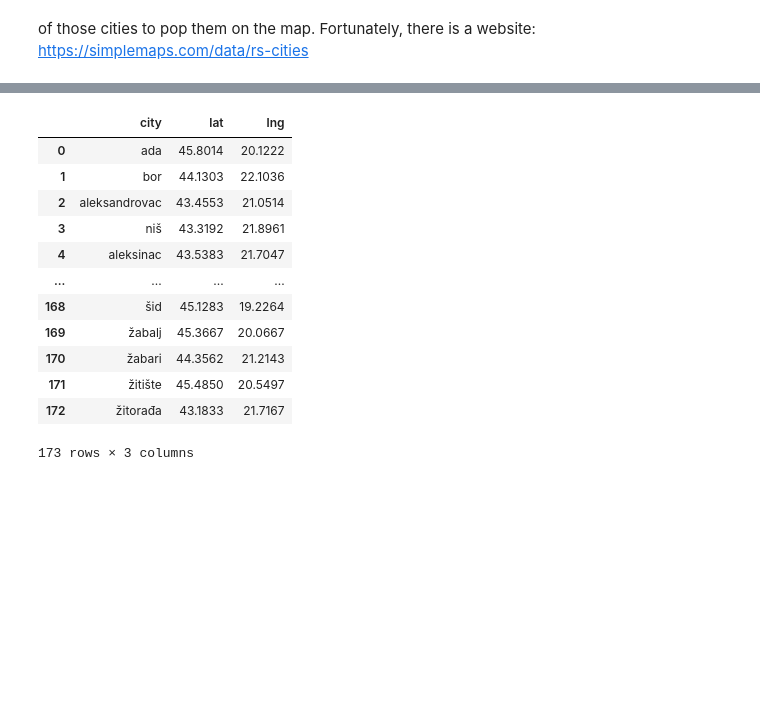
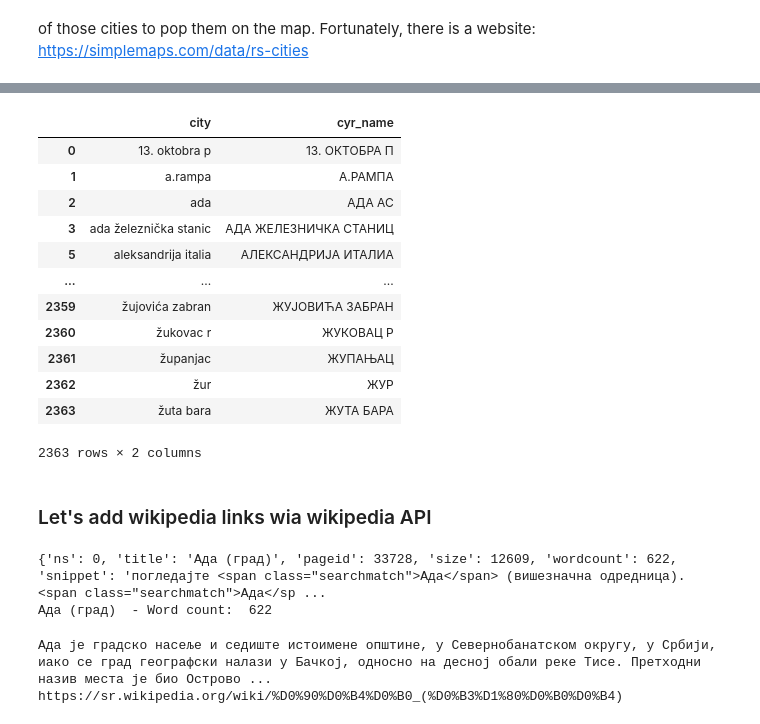
Before and after one commit to ostannushka/bric-a-brac, a Jupyter notebook: other/bus_station.ipynb, the cells around one changed output, grey strips where cells are left out. Drawn from its saved outputs; the diff is of its cells as text; code cells hidden in the pictures; blank space fills up the shorter version.

```diff
--- a/other/bus_station.ipynb
+++ b/other/bus_station.ipynb
@@ -135,17 +193,53 @@ Name: city, Length: 2364, dtype: object
+# %%
+#There is a mistake with 'bor' and 'aerodrom sombor'
+stations.query('city == "sombor"')
+stations = stations.loc[stations['cyr_name']!= 'АЕРОДРОМ СОМБОР']
+stations
+# %% [output]
+|  | city | cyr_name |
+| 0 | 13. oktobra p | 13. ОКТОБРА П |
+| 1 | a.rampa | А.РАМПА |
+| 2 | ada | АДА АС |
+| 3 | ada železnička stanic | АДА ЖЕЛЕЗНИЧКА СТАНИЦ |
+| 5 | aleksandrija italia | АЛЕКСАНДРИЈА ИТАЛИА |
+| ... | ... | ... |
+| 2359 | žujovića zabran | ЖУЈОВИЋА ЗАБРАН |
+| 2360 | žukovac r | ЖУКОВАЦ Р |
+| 2361 | županjac | ЖУПАЊАЦ |
+| 2362 | žur | ЖУР |
+| 2363 | žuta bara | ЖУТА БАРА |
+2363 rows × 2 columns
 # %%
-stations_coords = stations.to_frame().merge(coords, on='city', how='inner')
-stations_coords
+stations_coords = stations.merge(coords, on='city', how='inner')
+stations_coords = stations_coords.drop_duplicates(subset=['city'])
-# %% [output]
-|  | city | lat | lng |
-| 0 | ada | 45.8014 | 20.1222 |
-| 1 | bor | 44.1303 | 22.1036 |
-| 2 | aleksandrovac | 43.4553 | 21.0514 |
-| 3 | niš | 43.3192 | 21.8961 |
-| 4 | aleksinac | 43.5383 | 21.7047 |
-| ... | ... | ... | ... |
-| 168 | šid | 45.1283 | 19.2264 |
-| 169 | žabalj | 45.3667 | 20.0667 |
-| 170 | žabari | 44.3562 | 21.2143 |
-| 171 | žitište | 45.4850 | 20.5497 |
-| 172 | žitorađa | 43.1833 | 21.7167 |
-173 rows × 3 columns
+# %% [markdown]
+### Let's add wikipedia links wia wikipedia API
+# %%
+# using requests
+query = 'ada (grad)'
+
+URL = 'https://sr.wikipedia.org/w/api.php' #global variable
+PARAMS = {
+            'action':'query',
+            'format':'json',
+            'list':'search',
+            'utf8':1,
+            'srsearch':query
+        }
+
+data = requests.get(URL, params=PARAMS).json()
+result1 = data['query']['search'][0]
+print(data['query']['search'][0])
+print(result1['title'], ' - Word count: ', result1['wordcount'])
+# %% [output]
+{'ns': 0, 'title': 'Ада (град)', 'pageid': 33728, 'size': 12609, 'wordcount': 622, 'snippet': 'погледајте <span class="searchmatch">Ада</span> (вишезначна одредница). <span class="searchmatch">Ада</sp ...
+Ада (град)  - Word count:  622
+# %%
+#using wikipedia library
+result = wikipedia.search('Ada (grad)', results=1, suggestion=False)
+
+print(wikipedia.summary(result, sentences=2))
+print(wikipedia.page(result).url)
+# %% [output]
+Ада је градско насеље и седиште истоимене општине, у Севернобанатском округу, у Србији, иако се град географски налази у Бачкој, односно на десној обали реке Тисе. Претходни назив места је био Острово ...
+https://sr.wikipedia.org/wiki/%D0%90%D0%B4%D0%B0_(%D0%B3%D1%80%D0%B0%D0%B4)
```
Also changed, not shown: parts of 18 cells of this notebook.
